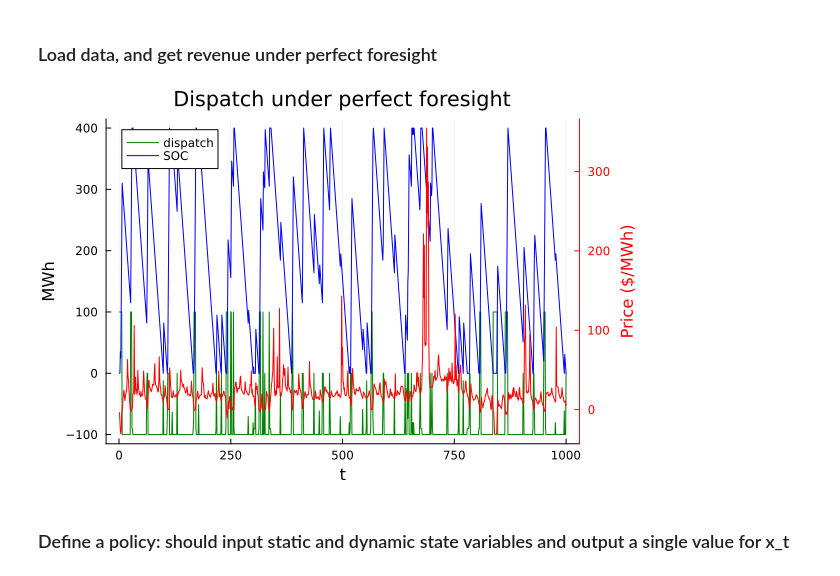
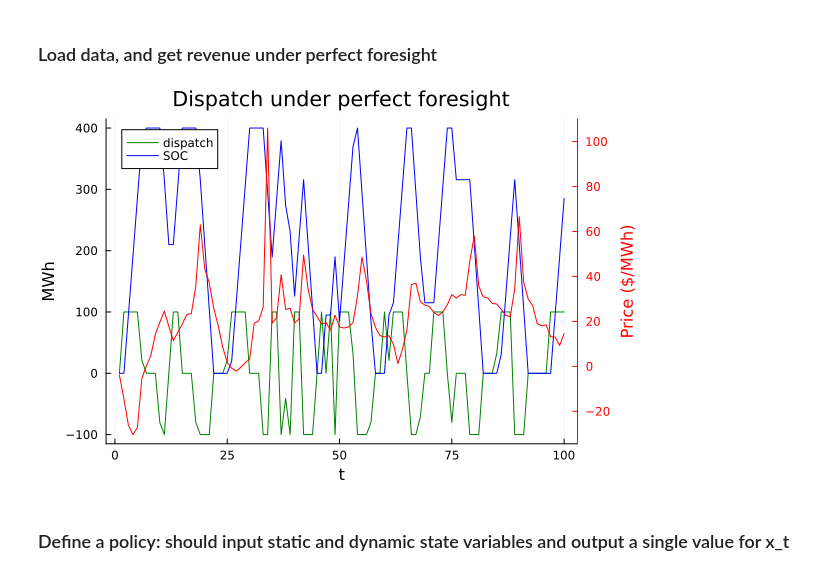
Before and after one commit to Power-Systems-Optimization-Course/power-systems-optimization, a Jupyter notebook: Homeworks/HW6/Simulator_HW6.ipynb, the cells around one changed output. Cells and saved outputs as stored; diff of their text form; code cells hidden in the pictures.

Commit message:
Updates
1. Attempt to disallow manufacturing of storage losses during negative price hours in perfect foresight case
2. Allow comparison to perfect foresight revenue during a subset of the year

```diff
--- a/Homeworks/HW6/Simulator_HW6.ipynb
+++ b/Homeworks/HW6/Simulator_HW6.ipynb
@@ -43,38 +43,41 @@ price=price[(length(price)-8759+24):(length(price)-24)] ;
 # storage device parameters
 max_charge_discharge_capacity=100 #MW
 max_energy_capacity=400 ; #MWh
 efficiency_one_way=0.95 ; #battery efficiency for charging and discharging
 
 # Get optimal operations with perfect foresight
 
 model = Model(() -> Gurobi.Optimizer(gurobi_env))
 set_optimizer_attribute(model, "OutputFlag", 0)
 T=1:length(price)
 T_red=1:(length(price)-1)
 @variables(model, begin
         max_charge_discharge_capacity >= X_t[T] >= -1*max_charge_discharge_capacity
         max_energy_capacity >= SOC[T] >= 0 # note this is the SOC at the beginning of the period
         max_charge_discharge_capacity >= X_t_pos[T] >= 0 #positive component of X_t
         max_charge_discharge_capacity >= X_t_neg[T] >= 0 #negative component of X_t
     end)
-@expression(model, eRevenue, price' * (X_t .* -1))
-@objective(model, Max, eRevenue) ;
+@expression(model, eRevenue_t[t in T],price[t]*X_t[t]*-1)
+@objective(model, Max, sum(eRevenue_t[t] for t in T)) ;
 @constraint(model, cX_t_pos[t in T], X_t_pos[t]>=X_t[t])
 @constraint(model, cX_t_neg[t in T], X_t_neg[t]>= -1*X_t[t])
 @constraint(model, cSOC_1, SOC[1]==0.0)
 @constraint(model, cSOC_tplus1[t in T_red], SOC[t+1] == SOC[t] + X_t_pos[t]*efficiency_one_way - X_t_neg[t]/efficiency_one_way)
+@constraint(model, cX_t_sign[t in T], X_t[t] == X_t_pos[t] - X_t_neg[t])
+@constraint(model, SOC_feasible_charge[t in T_red],SOC[t] + X_t_pos[t]*efficiency_one_way<=max_energy_capacity)
+@constraint(model, SOC_feasible_discharge[t in T_red],SOC[t] - X_t_neg[t]/efficiency_one_way>=0)
 optimize!(model)
 dispatch_perfectforesight=DataFrame(Dict("price"=>price,"x_t"=>value.(X_t).data,"SOC_t"=>value.(SOC).data,)) ;
-revenue_perfectforesight=value.(eRevenue)
+revenue_perfectforesight=value.(eRevenue_t).data
 
 # Plot optimal dispatch
-t_range=1:1000
+t_range=1:100
 p=plot(t_range,dispatch_perfectforesight.x_t[t_range],label="dispatch",color="green",legend=:topleft,title="Dispatch under perfect foresight")
 plot!(p,t_range,dispatch_perfectforesight.SOC_t[t_range],label="SOC",color="blue",legend=:topleft,xlabel="t",ylabel="MWh")
 plot!(twinx(),t_range,dispatch_perfectforesight.price[t_range],label="price",color="red",legend=false,
     ylabel="Price (\$/MWh)",foreground_color_subplot = :red)
 # %% [output]
-[figure, old version]
+[figure, new version]
 # %% [markdown]
 ### Define a policy: should input static and dynamic state variables and output a single value for x_t
 # %%
```
Also changed, not shown: parts of 1 cell of this notebook.
